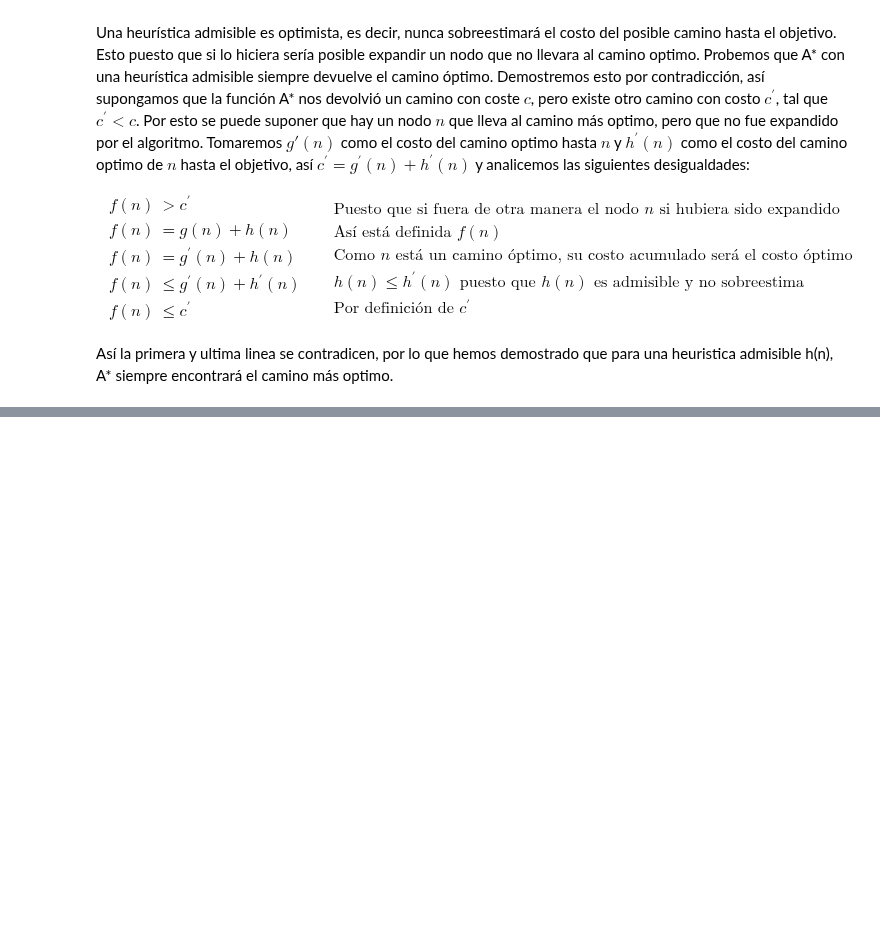
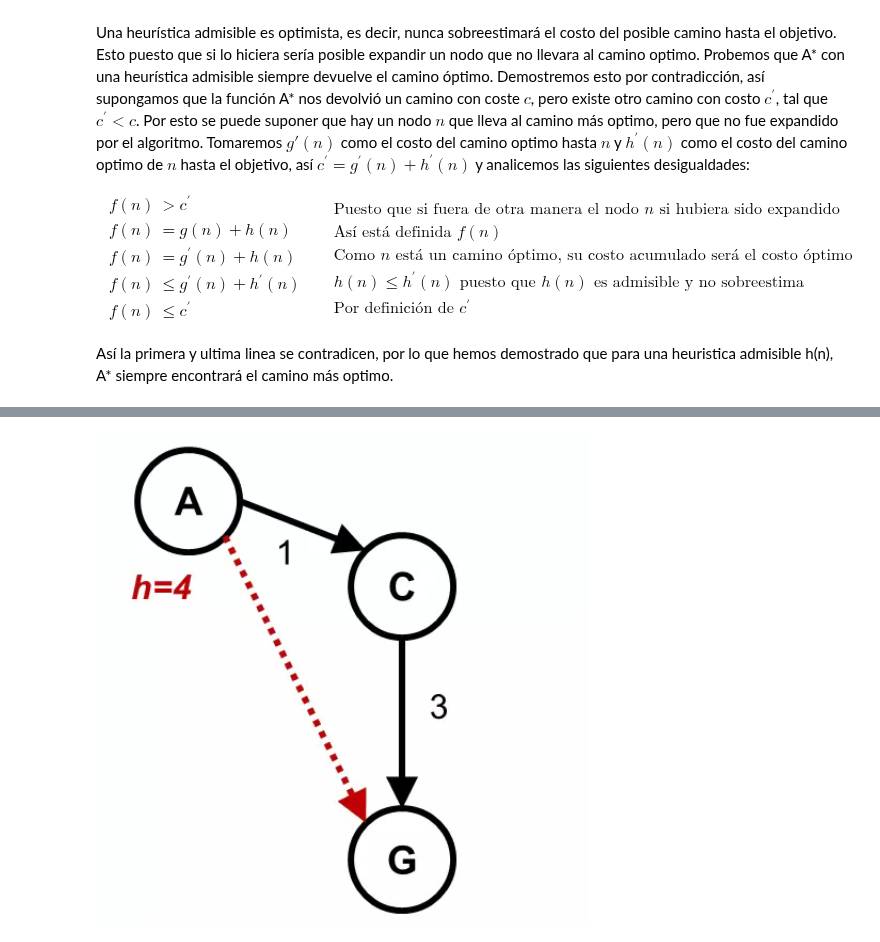
Before and after one commit to vanelozano7312/MazeSolver, a Jupyter notebook: SegundoPunto.ipynb, the cells around one changed output, grey strips where cells are left out. Saved outputs shown, nothing was run; the diff lists cells and outputs as text; code cells hidden in the pictures; blank space fills up the shorter version.

```diff
--- a/SegundoPunto.ipynb
+++ b/SegundoPunto.ipynb
@@ -117,0 +119,5 @@ Ahora, miremos el siguiente grafo
+# %%
+from IPython.display import Image
+Image('example.png')
+# %% [output]
+[figure, added]
```
Also changed, not shown: parts of 4 cells of this notebook.
